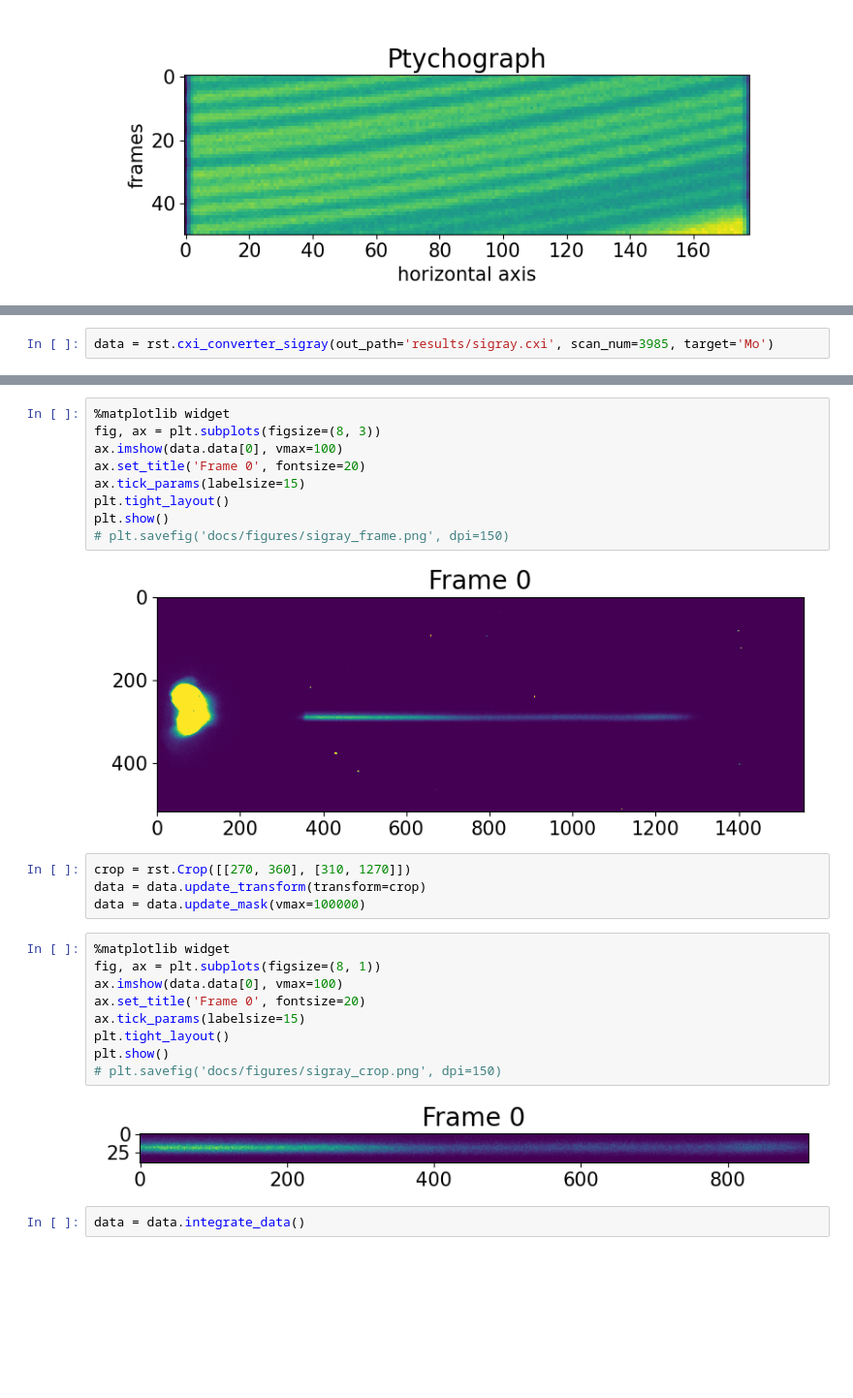
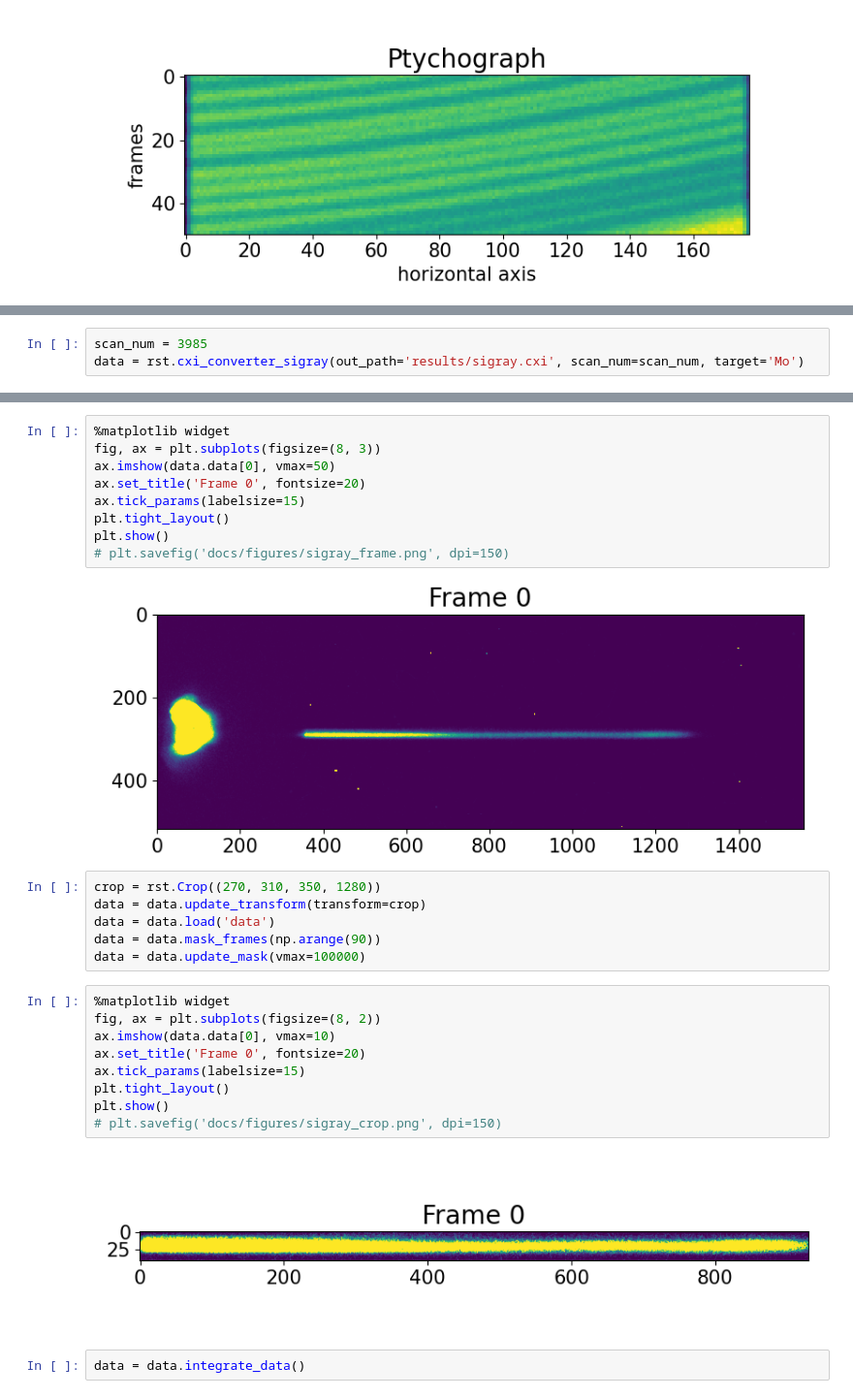
Before and after one commit to simply-nicky/pyrost, a Jupyter notebook: dev.ipynb, the cells around one changed output, grey strips where cells are left out. Shown at 97% size. Drawn from its saved outputs; the diff is of its cells as text; blank space fills up the shorter version.

```diff
--- a/dev.ipynb
+++ b/dev.ipynb
@@ -69,5 +70,6 @@ plt.show()
 # %%
-data = rst.cxi_converter_sigray(out_path='results/sigray.cxi', scan_num=3985, target='Mo')
+scan_num = 3985
+data = rst.cxi_converter_sigray(out_path='results/sigray.cxi', scan_num=scan_num, target='Mo')
 # %%
 data.contents()
 # %% [output]
@@ -87,29 +89,31 @@ data.contents()
 # %%
 %matplotlib widget
 fig, ax = plt.subplots(figsize=(8, 3))
-ax.imshow(data.data[0], vmax=100)
+ax.imshow(data.data[0], vmax=50)
 ax.set_title('Frame 0', fontsize=20)
 ax.tick_params(labelsize=15)
 plt.tight_layout()
 plt.show()
 # plt.savefig('docs/figures/sigray_frame.png', dpi=150)
 # %% [output]
-[figure, old version]
+[figure, new version]
 # %%
-crop = rst.Crop([[270, 360], [310, 1270]])
+crop = rst.Crop((270, 310, 350, 1280))
 data = data.update_transform(transform=crop)
+data = data.load('data')
+data = data.mask_frames(np.arange(90))
 data = data.update_mask(vmax=100000)
 # %%
 %matplotlib widget
-fig, ax = plt.subplots(figsize=(8, 1))
-ax.imshow(data.data[0], vmax=100)
+fig, ax = plt.subplots(figsize=(8, 2))
+ax.imshow(data.data[0], vmax=10)
 ax.set_title('Frame 0', fontsize=20)
 ax.tick_params(labelsize=15)
 plt.tight_layout()
 plt.show()
 # plt.savefig('docs/figures/sigray_crop.png', dpi=150)
 # %% [output]
-[figure, old version]
+[figure, new version]
 # %%
 data = data.integrate_data()
 # %%
```
Also changed, not shown: parts of 14 cells of this notebook, 13 other files.
